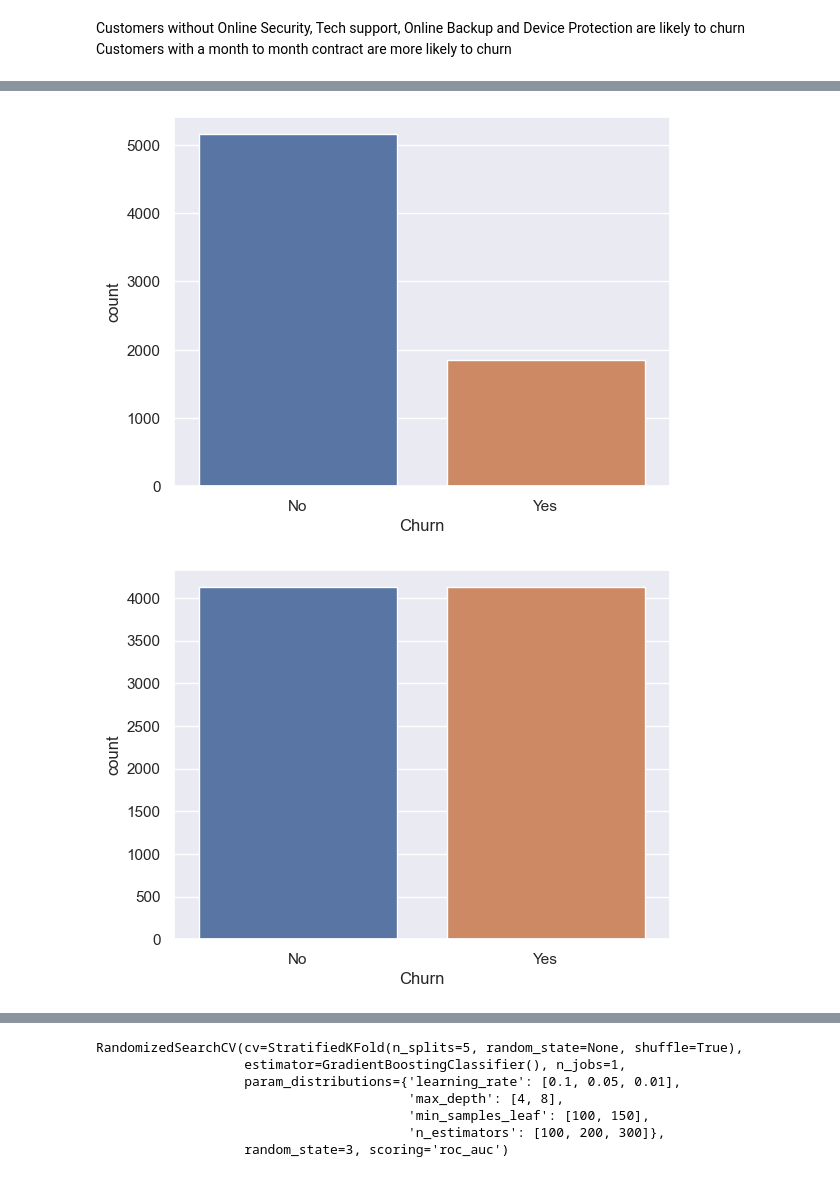
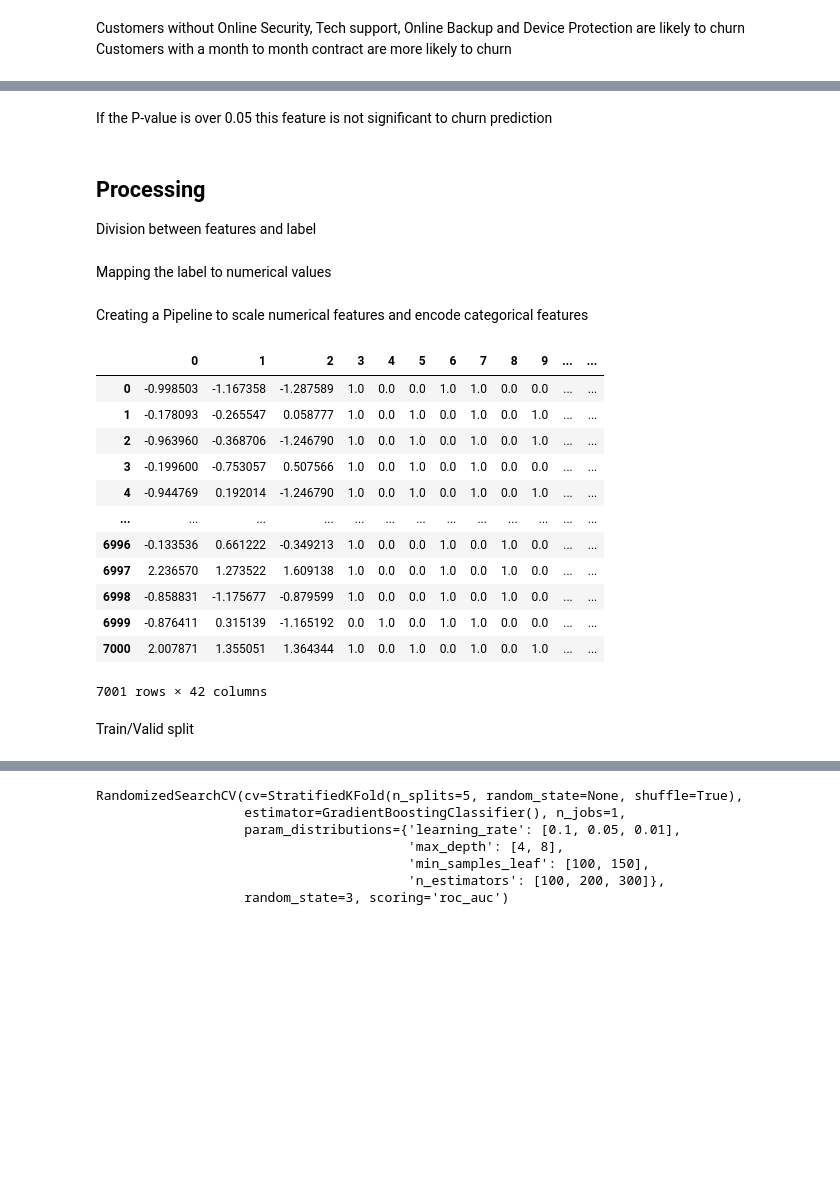
Before and after one commit to Jannis997/ML-Projects, a Jupyter notebook: Telco_churn.ipynb, the cells around one changed output, grey strips where cells are left out. Cells and saved outputs as stored; diff of their text form; code cells hidden in the pictures; blank space fills up the shorter version.

```diff
--- a/Telco_churn.ipynb
+++ b/Telco_churn.ipynb
@@ -370 +428,9 @@ Customers with a month to month contract are more likely to churn
+# %% [markdown]
+If the P-value is over 0.05 this feature is not significant to churn prediction
+# %%
+df=df.drop(['gender','PhoneService'],axis=1)
+# %% [markdown]
+## Processing
+
+Division between features and label
 # %%
@@ -376,0 +440,2 @@ X = df.drop("Churn", axis = 1)
+# %% [markdown]
+Mapping the label to numerical values
@@ -376,0 +444,2 @@ X = df.drop("Churn", axis = 1)
+# %% [markdown]
+Creating a Pipeline to scale numerical features and encode categorical features
@@ -377,14 +458,32 @@ X = df.drop("Churn", axis = 1)
+# %%
+from sklearn.compose import ColumnTransformer
+
+num_attribs = ["TotalCharges", "MonthlyCharges", "tenure"]
+cat_attribs = [ele for ele in X.columns if ele not in num_attribs]
+preprocess_pipeline = ColumnTransformer([
+        ("num", num_pipeline, num_attribs),
+        ("cat", cat_pipeline, cat_attribs),
+    ])
+# %%
+X_pre = preprocess_pipeline.fit_transform(X)
+X = pd.DataFrame(X_pre)
+X
+# %% [output]
+|  | 0 | 1 | 2 | 3 | 4 | 5 | 6 | 7 | 8 | 9 | ... | ... |
+| 0 | -0.998503 | -1.167358 | -1.287589 | 1.0 | 0.0 | 0.0 | 1.0 | 1.0 | 0.0 | 0.0 | ... | ... |
+| 1 | -0.178093 | -0.265547 | 0.058777 | 1.0 | 0.0 | 1.0 | 0.0 | 1.0 | 0.0 | 1.0 | ... | ... |
+| 2 | -0.963960 | -0.368706 | -1.246790 | 1.0 | 0.0 | 1.0 | 0.0 | 1.0 | 0.0 | 1.0 | ... | ... |
+| 3 | -0.199600 | -0.753057 | 0.507566 | 1.0 | 0.0 | 1.0 | 0.0 | 1.0 | 0.0 | 0.0 | ... | ... |
+| 4 | -0.944769 | 0.192014 | -1.246790 | 1.0 | 0.0 | 1.0 | 0.0 | 1.0 | 0.0 | 1.0 | ... | ... |
+| ... | ... | ... | ... | ... | ... | ... | ... | ... | ... | ... | ... | ... |
+| 6996 | -0.133536 | 0.661222 | -0.349213 | 1.0 | 0.0 | 0.0 | 1.0 | 0.0 | 1.0 | 0.0 | ... | ... |
+| 6997 | 2.236570 | 1.273522 | 1.609138 | 1.0 | 0.0 | 0.0 | 1.0 | 0.0 | 1.0 | 0.0 | ... | ... |
+| 6998 | -0.858831 | -1.175677 | -0.879599 | 1.0 | 0.0 | 0.0 | 1.0 | 0.0 | 1.0 | 0.0 | ... | ... |
+| 6999 | -0.876411 | 0.315139 | -1.165192 | 0.0 | 1.0 | 0.0 | 1.0 | 1.0 | 0.0 | 0.0 | ... | ... |
+| 7000 | 2.007871 | 1.355051 | 1.364344 | 1.0 | 0.0 | 1.0 | 0.0 | 1.0 | 0.0 | 1.0 | ... | ... |
+7001 rows × 42 columns
+# %% [markdown]
+Train/Valid split
 # %%
 from sklearn.model_selection import train_test_split
 xtrain, xvalid, ytrain, yvalid = train_test_split(X, y, random_state=42, test_size=0.2, stratify = y)
-# %%
-ax = sns.countplot(x=y)
-# %% [output]
-[figure, removed]
-# %%
-from imblearn.over_sampling import RandomOverSampler
-ros = RandomOverSampler(random_state=0)
-xtrain_oversample, ytrain_oversample = ros.fit_resample(xtrain, ytrain)
-ax = sns.countplot(x=ytrain_oversample)
-# %% [output]
-[figure, removed]
```
Also changed, not shown: parts of 68 cells of this notebook.
